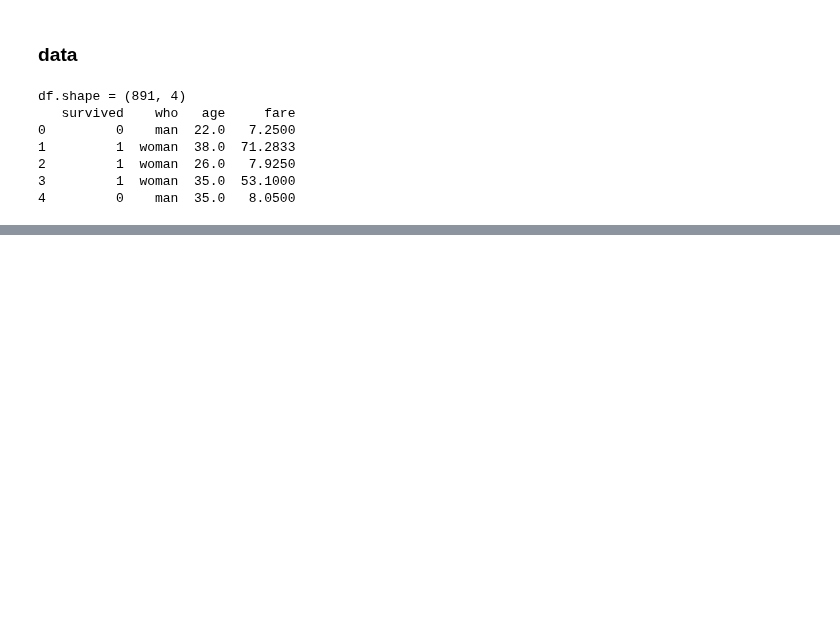
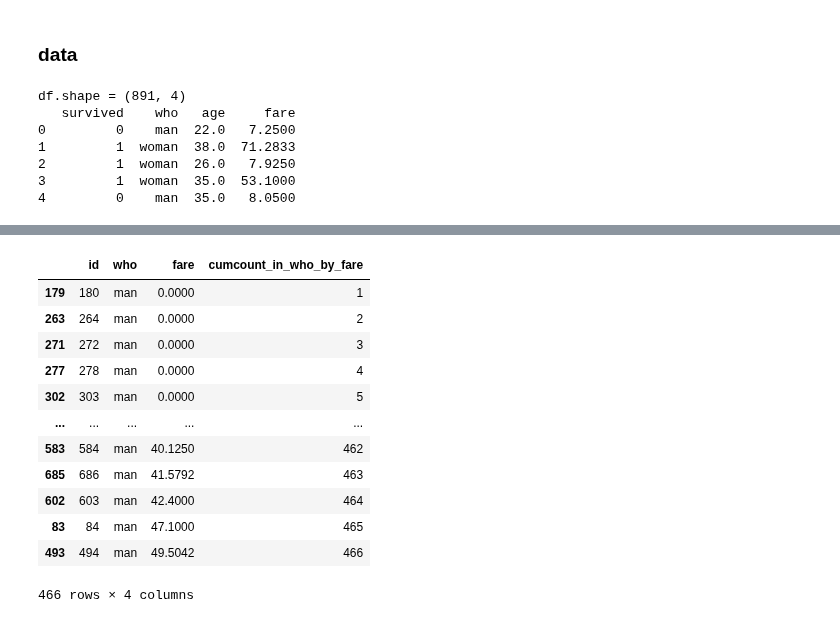
Before and after one commit to 0xdomyz/python_collection, a Jupyter notebook: data_related/pandas_related/intro/pd_analytics.ipynb, the cells around one changed output, grey strips where cells are left out. Cells and saved outputs as stored; diff of their text form; code cells hidden in the pictures; blank space fills up the shorter version.

```diff
--- a/data_related/pandas_related/intro/pd_analytics.ipynb
+++ b/data_related/pandas_related/intro/pd_analytics.ipynb
@@ -199 +255,19 @@ df2.loc[lambda x:x['who'] == 'child', ['id','who','fare','cumcount_in_who_by_far
+# %%
+df2.loc[
+    lambda x: x["who"] == "man", ["id", "who", "fare", "cumcount_in_who_by_fare"]
+].sort_values(["fare", "id"])
+# %% [output]
+|  | id | who | fare | cumcount_in_who_by_fare |
+| 179 | 180 | man | 0.0000 | 1 |
+| 263 | 264 | man | 0.0000 | 2 |
+| 271 | 272 | man | 0.0000 | 3 |
+| 277 | 278 | man | 0.0000 | 4 |
+| 302 | 303 | man | 0.0000 | 5 |
+| ... | ... | ... | ... | ... |
+| 583 | 584 | man | 40.1250 | 462 |
+| 685 | 686 | man | 41.5792 | 463 |
+| 602 | 603 | man | 42.4000 | 464 |
+| 83 | 84 | man | 47.1000 | 465 |
+| 493 | 494 | man | 49.5042 | 466 |
+466 rows × 4 columns
 # %%
```
Also changed, not shown: parts of 15 cells of this notebook.
